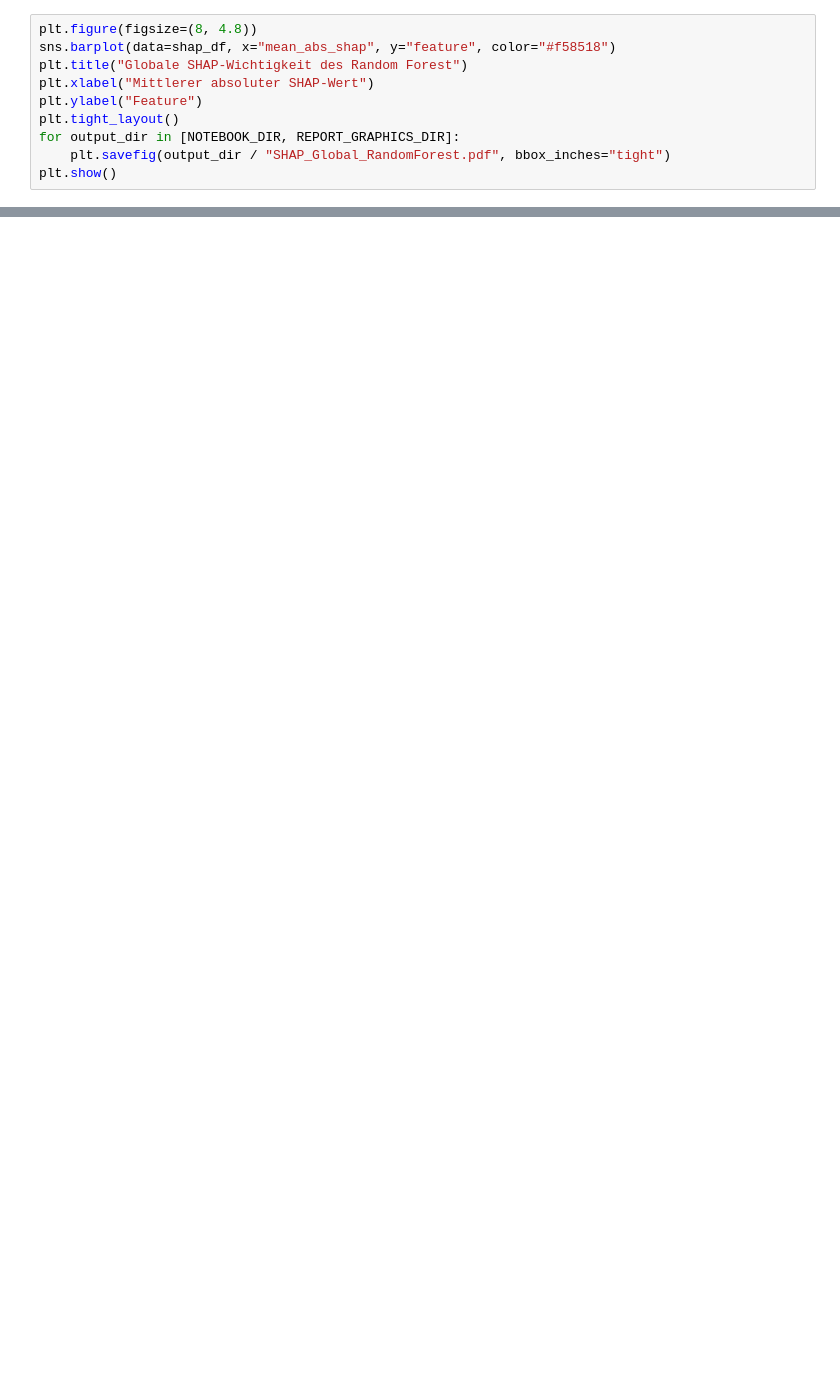
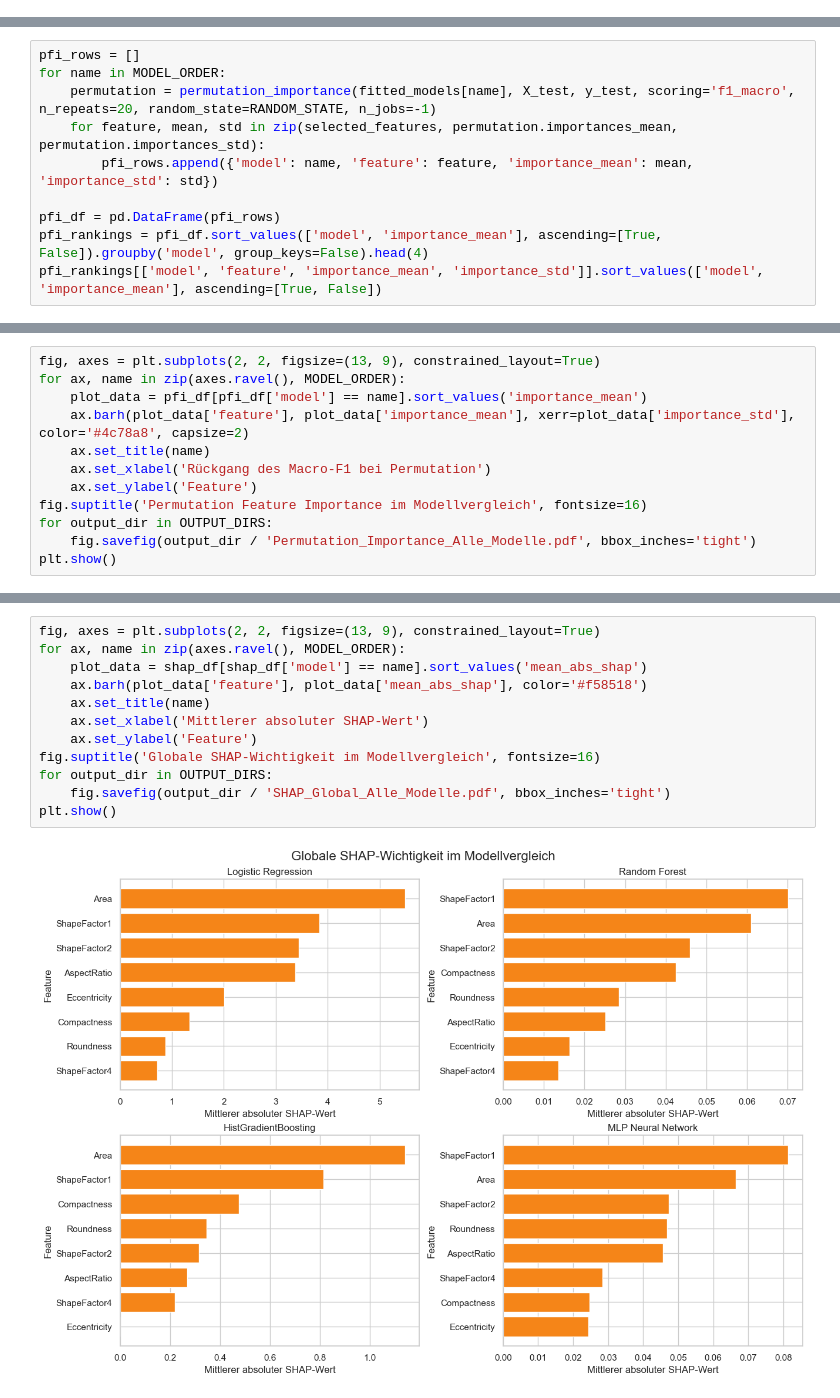
Before and after one commit to lukadeda/xai-drybean-project, a Jupyter notebook: notebooks/03_xai_explanations.ipynb, the cells around one changed output, grey strips where cells are left out. Saved outputs shown, nothing was run; the diff lists cells and outputs as text; blank space fills up the shorter version.

Commit message:
Expand XAI comparison across models

```diff
--- a/notebooks/03_xai_explanations.ipynb
+++ b/notebooks/03_xai_explanations.ipynb
@@ -152,10 +0,0 @@ shap_df
-# %%
-plt.figure(figsize=(8, 4.8))
-sns.barplot(data=shap_df, x="mean_abs_shap", y="feature", color="#f58518")
-plt.title("Globale SHAP-Wichtigkeit des Random Forest")
-plt.xlabel("Mittlerer absoluter SHAP-Wert")
-plt.ylabel("Feature")
-plt.tight_layout()
-for output_dir in [NOTEBOOK_DIR, REPORT_GRAPHICS_DIR]:
-    plt.savefig(output_dir / "SHAP_Global_RandomForest.pdf", bbox_inches="tight")
-plt.show()
@@ -390,0 +101,10 @@ plt.show()
+# %%
+pfi_rows = []
+for name in MODEL_ORDER:
+    permutation = permutation_importance(fitted_models[name], X_test, y_test, scoring='f1_macro', n_repeats=20, random_state=RANDOM_STATE, n_jobs=-1)
+    for feature, mean, std in zip(selected_features, permutation.importances_mean, permutation.importances_std):
+        pfi_rows.append({'model': name, 'feature': feature, 'importance_mean': mean, 'importance_std': std})
+
+pfi_df = pd.DataFrame(pfi_rows)
+pfi_rankings = pfi_df.sort_values(['model', 'importance_mean'], ascending=[True, False]).groupby('model', group_keys=False).head(4)
+pfi_rankings[['model', 'feature', 'importance_mean', 'importance_std']].sort_values(['model', 'importance_mean'], ascending=[True, False])
@@ -390,0 +129,12 @@ plt.show()
+# %%
+fig, axes = plt.subplots(2, 2, figsize=(13, 9), constrained_layout=True)
+for ax, name in zip(axes.ravel(), MODEL_ORDER):
+    plot_data = pfi_df[pfi_df['model'] == name].sort_values('importance_mean')
+    ax.barh(plot_data['feature'], plot_data['importance_mean'], xerr=plot_data['importance_std'], color='#4c78a8', capsize=2)
+    ax.set_title(name)
+    ax.set_xlabel('Rückgang des Macro-F1 bei Permutation')
+    ax.set_ylabel('Feature')
+fig.suptitle('Permutation Feature Importance im Modellvergleich', fontsize=16)
+for output_dir in OUTPUT_DIRS:
+    fig.savefig(output_dir / 'Permutation_Importance_Alle_Modelle.pdf', bbox_inches='tight')
+plt.show()
@@ -390,0 +209,14 @@ plt.show()
+# %%
+fig, axes = plt.subplots(2, 2, figsize=(13, 9), constrained_layout=True)
+for ax, name in zip(axes.ravel(), MODEL_ORDER):
+    plot_data = shap_df[shap_df['model'] == name].sort_values('mean_abs_shap')
+    ax.barh(plot_data['feature'], plot_data['mean_abs_shap'], color='#f58518')
+    ax.set_title(name)
+    ax.set_xlabel('Mittlerer absoluter SHAP-Wert')
+    ax.set_ylabel('Feature')
+fig.suptitle('Globale SHAP-Wichtigkeit im Modellvergleich', fontsize=16)
+for output_dir in OUTPUT_DIRS:
+    fig.savefig(output_dir / 'SHAP_Global_Alle_Modelle.pdf', bbox_inches='tight')
+plt.show()
+# %% [output]
+[figure, added]
```
Also changed, not shown: parts of 37 cells of this notebook.
